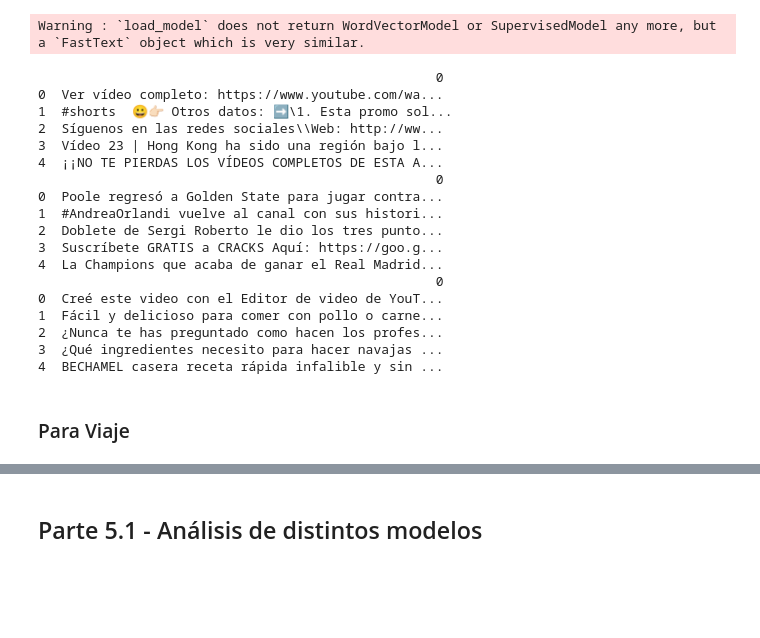
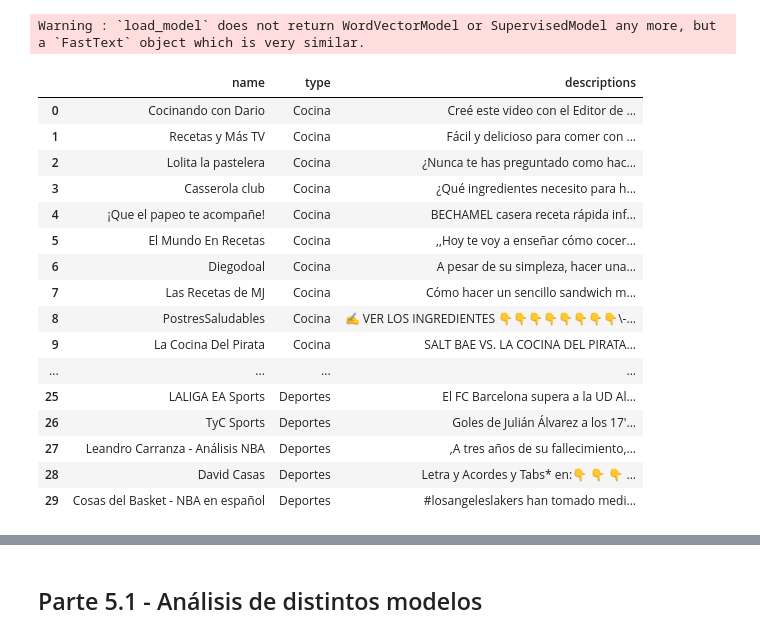
Before and after one commit to jesusGS01/TGINE, a Jupyter notebook: P2_TGINE_JesusGarciaSalmeron.ipynb, the cells around one changed output, grey strips where cells are left out. Saved outputs shown, nothing was run; the diff lists cells and outputs as text; code cells hidden in the pictures; blank space fills up the shorter version.

```diff
--- a/P2_TGINE_JesusGarciaSalmeron.ipynb
+++ b/P2_TGINE_JesusGarciaSalmeron.ipynb
@@ -848,67 +931,64 @@ Warning : `load_model` does not return WordVectorModel or SupervisedModel any mo
 # %%
 import os
 import json
 import pandas as pd
 
 # Diccionario para almacenar embeddings de descripciones por canal
 channel_embeddings = {}
 
 # Iterar sobre los archivos JSON
 for root, dirs, files in os.walk("channelsData"):
     for file in files:
         if file.endswith(".json"):
             file_path = os.path.join(root, file)
             with open(file_path, 'r') as json_file:
                 data = json.load(json_file)
                 channel_name = data["channel"]
                 if channel_name not in channel_embeddings:
                     concatenated_descriptions = ",".join([video["description"].replace('\n', '\\') for video in data["videos"]])
                     channel_embeddings[channel_name] = concatenated_descriptions
 
 
 canales_viaje = ["Lethal Crysis","Alex Tienda","Mochileros","Molaviajar","Paco Nadal","Oscar Alejandro","Enrique Álex","Luisito Comunica","alanxelmundo","Kike Arnaiz"]
 canales_deporte = ["demas6Basket","Cosas del Basket - NBA en español","Leandro Carranza - Análisis NBA", "David Casas", "Mundo Maldini","TyC Sports","ESPN Deportes","La Media Inglesa","Cracks","LALIGA EA Sports"]
 canales_comida = ["¡Que el papeo te acompañe!","Cocinando con Dario","Lolita la pastelera","PostresSaludables","La Cocina Del Pirata", "Diegodoal", "Las Recetas de MJ","El Mundo En Recetas","Casserola club", "Recetas y Más TV"]
 
-descriptions_viaje = []
-descriptions_deportes = []
-descriptions_cocina = []
+df_channels = pd.DataFrame(columns=['name', 'type', 'descriptions'])
 
-for key , data in channel_embeddings.items():
-  if key in canales_viaje:
-    descriptions_viaje.append(data)
-  elif key in canales_deporte:
-    descriptions_deportes.append(data)
-  elif key in canales_comida:
-    descriptions_cocina.append(data)
+data_to_append = []
+for key, data in channel_embeddings.items():
+    channel_type = None
 
-df_viaje = pd.DataFrame(descriptions_viaje)
-print(df_viaje.head())
-df_deportes = pd.DataFrame(descriptions_deportes)
-print(df_deportes.head())
-df_cocina = pd.DataFrame(descriptions_cocina)
-print(df_cocina.head())
+    if key in canales_viaje:
+        channel_type = "Viaje"
+    elif key in canales_deporte:
+        channel_type = "Deportes"
+    elif key in canales_comida:
+        channel_type = "Cocina"
+
+    if channel_type:
+        data_to_append.append({'name': key, 'type': channel_type, 'descriptions': data})
+
+df_channels = pd.concat([df_channels, pd.DataFrame(data_to_append)], ignore_index=True)
+df_channels
 # %% [output]
-                                                   0
-0  Ver vídeo completo: https://www.youtube.com/wa...
-1  #shorts  😀👉🏻 Otros datos: ➡️\1. Esta promo sol...
-2  Síguenos en las redes sociales\\Web: http://ww...
-3  Vídeo 23 | Hong Kong ha sido una región bajo l...
-4  ¡¡NO TE PIERDAS LOS VÍDEOS COMPLETOS DE ESTA A...
-                                                   0
-0  Poole regresó a Golden State para jugar contra...
-1  #AndreaOrlandi vuelve al canal con sus histori...
-2  Doblete de Sergi Roberto le dio los tres punto...
-3  Suscríbete GRATIS a CRACKS Aquí: https://goo.g...
-4  La Champions que acaba de ganar el Real Madrid...
-                                                   0
-0  Creé este video con el Editor de video de YouT...
-1  Fácil y delicioso para comer con pollo o carne...
-2  ¿Nunca te has preguntado como hacen los profes...
-3  ¿Qué ingredientes necesito para hacer navajas ...
-4  BECHAMEL casera receta rápida infalible y sin ...
+|  | name | type | descriptions |
+| 0 | Cocinando con Dario | Cocina | Creé este video con el Editor de ... |
+| 1 | Recetas y Más TV | Cocina | Fácil y delicioso para comer con ... |
+| 2 | Lolita la pastelera | Cocina | ¿Nunca te has preguntado como hac... |
+| 3 | Casserola club | Cocina | ¿Qué ingredientes necesito para h... |
+| 4 | ¡Que el papeo te acompañe! | Cocina | BECHAMEL casera receta rápida inf... |
+| 5 | El Mundo En Recetas | Cocina | ,,Hoy te voy a enseñar cómo cocer... |
+| 6 | Diegodoal | Cocina | A pesar de su simpleza, hacer una... |
+| 7 | Las Recetas de MJ | Cocina | Cómo hacer un sencillo sandwich m... |
+| 8 | PostresSaludables | Cocina | ✍ VER LOS INGREDIENTES 👇👇👇👇👇👇👇👇\-... |
+| 9 | La Cocina Del Pirata | Cocina | SALT BAE VS. LA COCINA DEL PIRATA... |
+| ... | ... | ... | ... |
+| 25 | LALIGA EA Sports | Deportes | El FC Barcelona supera a la UD Al... |
+| 26 | TyC Sports | Deportes | Goles de Julián Álvarez a los 17'... |
+| 27 | Leandro Carranza - Análisis NBA | Deportes | ,A tres años de su fallecimiento,... |
+| 28 | David Casas | Deportes | Letra y Acordes y Tabs* en:👇 👇 👇 ... |
+| 29 | Cosas del Basket - NBA en español | Deportes | #losangeleslakers han tomado medi... |
-# %% [markdown]
-### Para Viaje
 # %%
 # Esta función calcula en un único vector de dimensión 300 la media aritmética de todos los vectores de tokens
 # de un array de textos dado.
```
Also changed, not shown: parts of 47 cells of this notebook.
